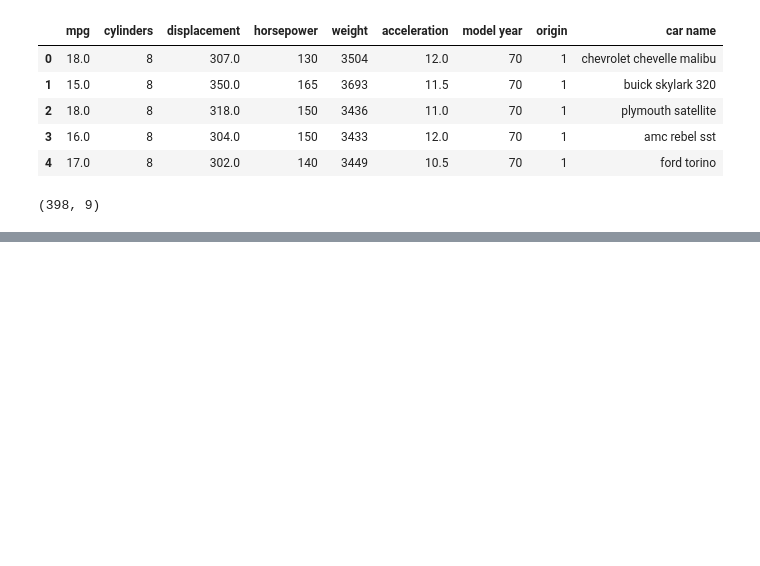
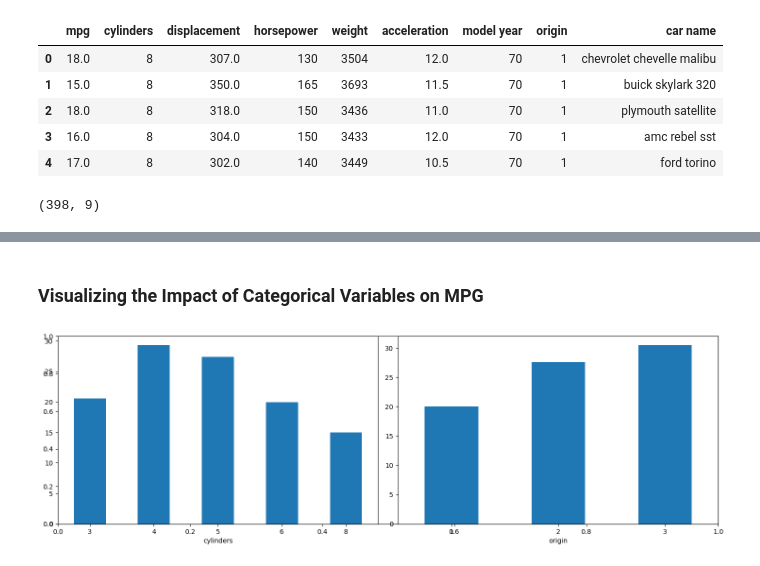
Before and after one commit to hossein-rahmati/Fuel-Fuel-Efficiency, a Jupyter notebook: main.ipynb, the cells around one changed output, grey strips where cells are left out. Drawn from its saved outputs; the diff is of its cells as text; code cells hidden in the pictures; blank space fills up the shorter version.

```diff
--- a/main.ipynb
+++ b/main.ipynb
@@ -26,0 +75,3 @@ df.shape
+# %%
+df = df[df["horsepower"] != "?"]
+print(df.shape)
@@ -26,0 +80,3 @@ df.shape
+# %%
+df["horsepower"] = pd.to_numeric(df["horsepower"])
+df.info()
@@ -26,0 +113,15 @@ df.shape
+# %% [markdown]
+### Visualizing the Impact of Categorical Variables on MPG
+# %%
+numeric_df = df.select_dtypes(include=["number"])
+
+plt.subplots(figsize=(15, 5))
+for i, col in enumerate(["cylinders", "origin"]):
+    plt.subplot(1, 2, i + 1)
+    x = numeric_df.groupby(col).mean()["mpg"]
+    x.plot.bar()
+    plt.xticks(rotation=0)
+plt.tight_layout()
+plt.show()
+# %% [output]
+[figure, added]
```
Also changed, not shown: parts of 21 cells of this notebook.
